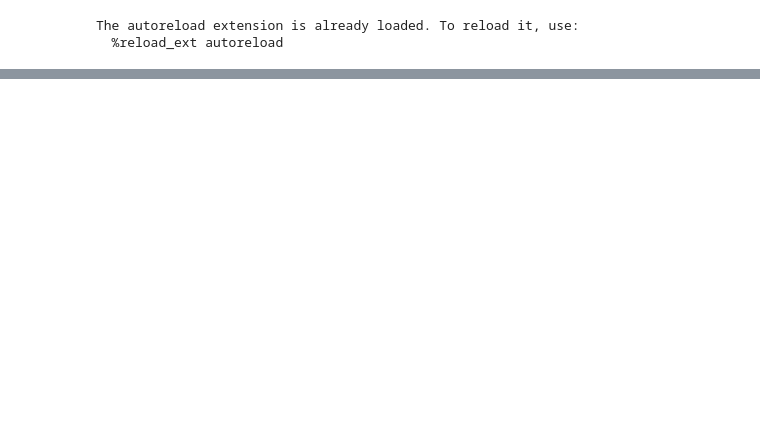
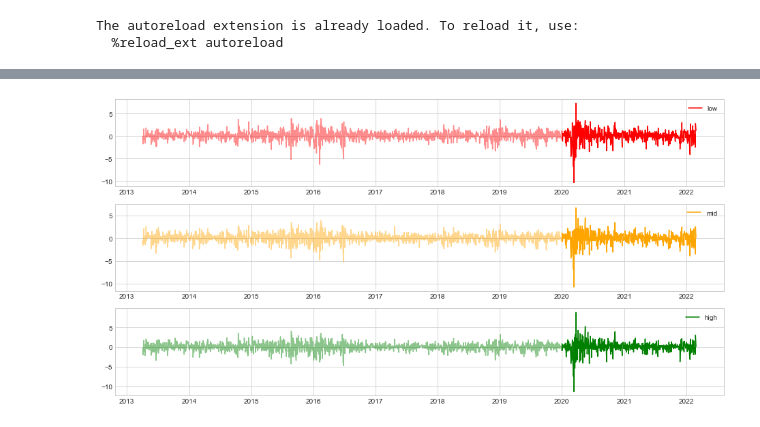
Before and after one commit to KamilPan/PS, a Jupyter notebook: ACF /ACF2.ipynb, the cells around one changed output, grey strips where cells are left out. Drawn from its saved outputs; the diff is of its cells as text; code cells hidden in the pictures; blank space fills up the shorter version.

```diff
--- a/ACF /ACF2.ipynb
+++ b/ACF /ACF2.ipynb
@@ -190,0 +207,20 @@ res
+# %%
+filt1 = (rt['date'] >= pd.to_datetime('2013-01-01')) & (rt['date'] <= pd.to_datetime('2019-12-31')) #new period 1
+filt2 = (rt['date'] >= pd.to_datetime('2020-01-01')) & (rt['date'] <= pd.to_datetime('2022-02-28')) #new period 2
+
+fig = plt.figure(figsize=(16, 8))
+ax1 = fig.add_subplot(3,1,1)
+ax1.plot(rt[filt1].date, rt[filt1].port_low, color='r', alpha=0.45)
+ax1.plot(rt[filt2].date, rt[filt2].port_low, color='r', label='low')
+ax1.legend()
+ax2 = fig.add_subplot(3,1,2)
+ax2.plot(rt[filt1].date, rt[filt1].port_mid, color='orange', alpha=0.45)
+ax2.plot(rt[filt2].date, rt[filt2].port_mid, color='orange', label='mid')
+ax2.legend()
+ax3 = fig.add_subplot(3,1,3)
+ax3.plot(rt[filt1].date, rt[filt1].port_high, color='g', alpha=0.45)
+ax3.plot(rt[filt2].date, rt[filt2].port_high, color='g', label='high')
+ax3.legend()
+plt.savefig('vol.png');
+# %% [output]
+[figure, added]
```
Also changed, not shown: parts of 6 cells of this notebook, 1 other file.
